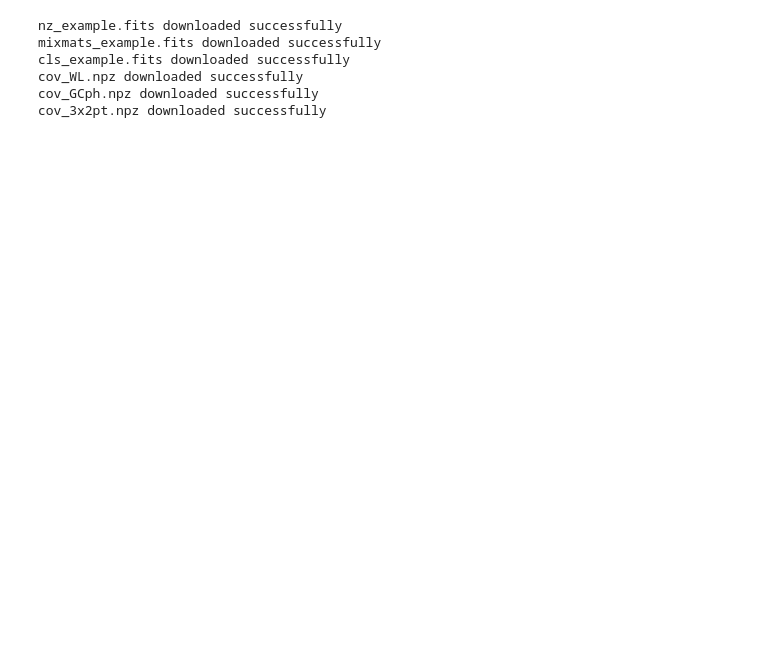
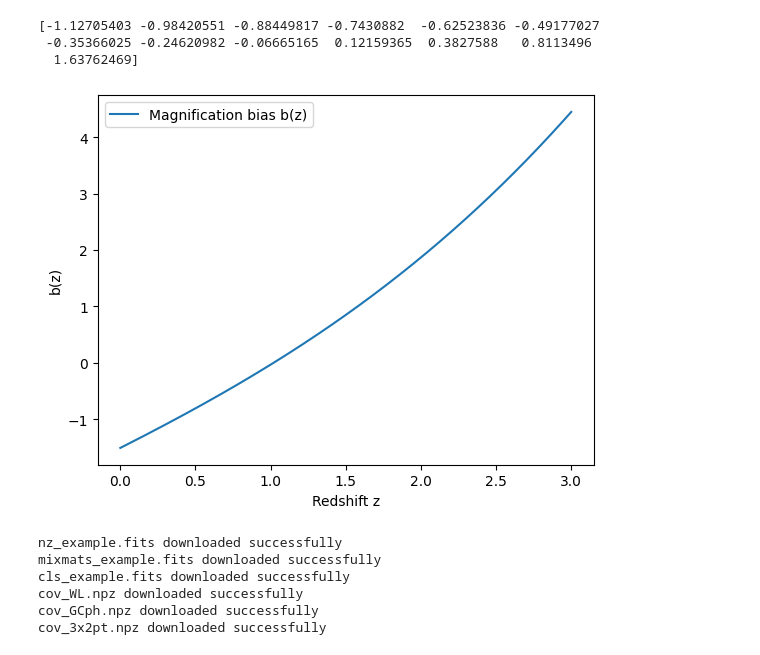
Before and after one commit to jipdebuck/binz, a Jupyter notebook: notebooks/log_like.ipynb, the cells around one changed output. Drawn from its saved outputs; the diff is of its cells as text; code cells hidden in the pictures; blank space fills up the shorter version.

Commit message:
modified magnification bias

```diff
--- a/notebooks/log_like.ipynb
+++ b/notebooks/log_like.ipynb
@@ -59,6 +47,36 @@ def resample_dndz(nz_example, z_nz, myz):
 # Resampling the normalized dndz with 100 values
 my_dndz_pos_norm = resample_dndz(dndz_pos_norm, z, zs)
 my_dndz_she_norm = resample_dndz(dndz_she_norm, z, zs)
+# %%
+z_plot = np.linspace(0,3, 1000)
+def b(z):
+    b = -1.50685 + 1.35034*z + 0.08321*z**2 + 0.04279*z**3
+    return b
+b_mag = b(z_plot)
+plt.plot(z_plot, b_mag, label='Magnification bias b(z)')
+plt.xlabel('Redshift z')
+plt.ylabel('b(z)')
+plt.legend()
+
+z_meds = []   # positions of median redshift for each bin
+n_meds = []   # height of n(z) at median redshift for each bin
+
+for key, nz in dndz_she_norm.items():
+    # --- CDF & median node ---
+    cdf = integrate.cumulative_trapezoid(nz, z, initial=0)
+    cdf /= cdf[-1]
+    z_med = np.interp(0.5, cdf, z)
+    n_med = nz[np.argmin(np.abs(z - z_med))]
+    z_meds.append(z_med)
+    n_meds.append(n_med)
+
+b_values = b(np.array(z_meds))
+print(b_values)
+# %% [output]
+[-1.12705403 -0.98420551 -0.88449817 -0.7430882  -0.62523836 -0.49177027
+ -0.35366025 -0.24620982 -0.06665165  0.12159365  0.3827588   0.8113496
+  1.63762469]
+[figure, added]
 # %%
 # Compute the C_ell's using the original n(z) and fiducial values from overview paper #
 
```
Also changed, not shown: parts of 6 cells of this notebook.
